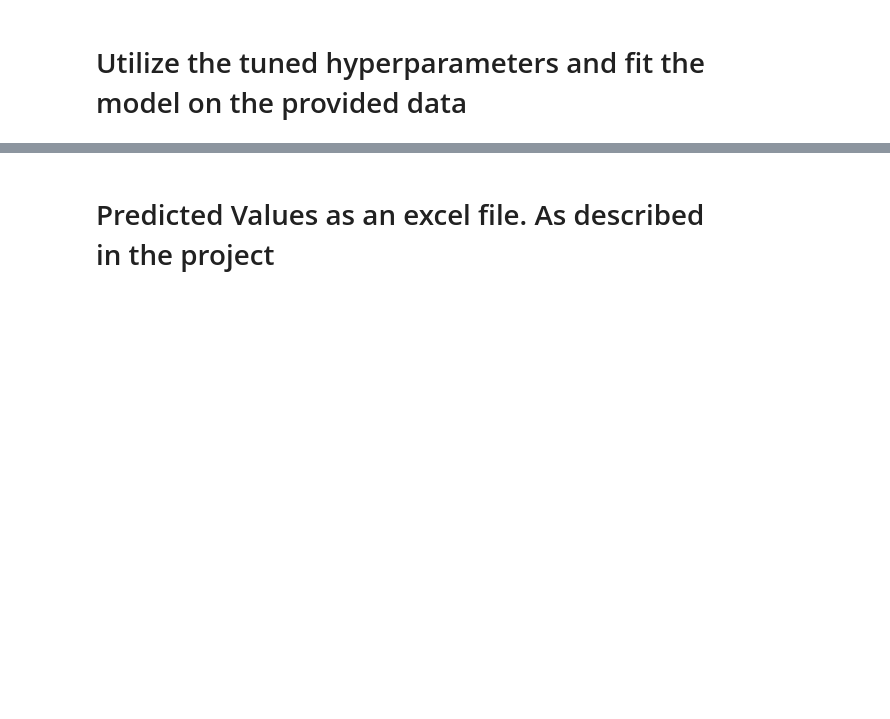
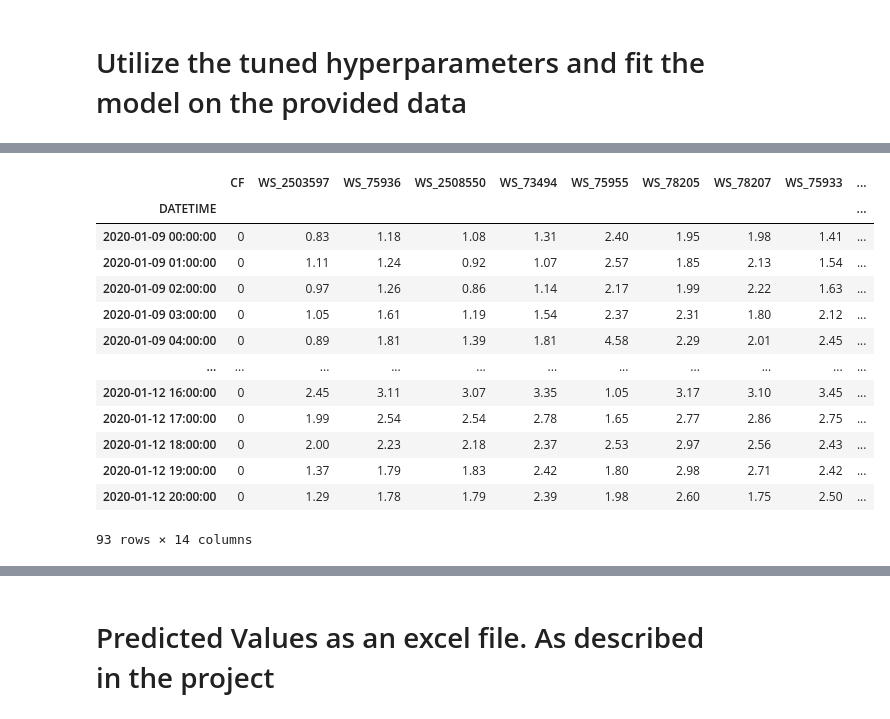
Before and after one commit to gknair/vistra, a Jupyter notebook: notebooks/06_windpower_predict_excel.ipynb, the cells around one changed output, grey strips where cells are left out. Drawn from its saved outputs; the diff is of its cells as text; code cells hidden in the pictures; blank space fills up the shorter version.

```diff
--- a/notebooks/06_windpower_predict_excel.ipynb
+++ b/notebooks/06_windpower_predict_excel.ipynb
@@ -49,3 +77,20 @@ xgb_reg.fit(X_train, y_train)
+# %%
+wind_farms_predict
+# %% [output]
+|  | CF | WS_2503597 | WS_75936 | WS_2508550 | WS_73494 | WS_75955 | WS_78205 | WS_78207 | WS_75933 | ... |
+| DATETIME |  |  |  |  |  |  |  |  |  | ... |
+| 2020-01-09 00:00:00 | 0 | 0.83 | 1.18 | 1.08 | 1.31 | 2.40 | 1.95 | 1.98 | 1.41 | ... |
+| 2020-01-09 01:00:00 | 0 | 1.11 | 1.24 | 0.92 | 1.07 | 2.57 | 1.85 | 2.13 | 1.54 | ... |
+| 2020-01-09 02:00:00 | 0 | 0.97 | 1.26 | 0.86 | 1.14 | 2.17 | 1.99 | 2.22 | 1.63 | ... |
+| 2020-01-09 03:00:00 | 0 | 1.05 | 1.61 | 1.19 | 1.54 | 2.37 | 2.31 | 1.80 | 2.12 | ... |
+| 2020-01-09 04:00:00 | 0 | 0.89 | 1.81 | 1.39 | 1.81 | 4.58 | 2.29 | 2.01 | 2.45 | ... |
+| ... | ... | ... | ... | ... | ... | ... | ... | ... | ... | ... |
+| 2020-01-12 16:00:00 | 0 | 2.45 | 3.11 | 3.07 | 3.35 | 1.05 | 3.17 | 3.10 | 3.45 | ... |
+| 2020-01-12 17:00:00 | 0 | 1.99 | 2.54 | 2.54 | 2.78 | 1.65 | 2.77 | 2.86 | 2.75 | ... |
+| 2020-01-12 18:00:00 | 0 | 2.00 | 2.23 | 2.18 | 2.37 | 2.53 | 2.97 | 2.56 | 2.43 | ... |
+| 2020-01-12 19:00:00 | 0 | 1.37 | 1.79 | 1.83 | 2.42 | 1.80 | 2.98 | 2.71 | 2.42 | ... |
+| 2020-01-12 20:00:00 | 0 | 1.29 | 1.78 | 1.79 | 2.39 | 1.98 | 2.60 | 1.75 | 2.50 | ... |
+93 rows × 14 columns
 # %%
 # Predict the provided data
 wind_farms_predict_result = wind_farms_predict.copy()
```
Also changed, not shown: parts of 6 cells of this notebook.
